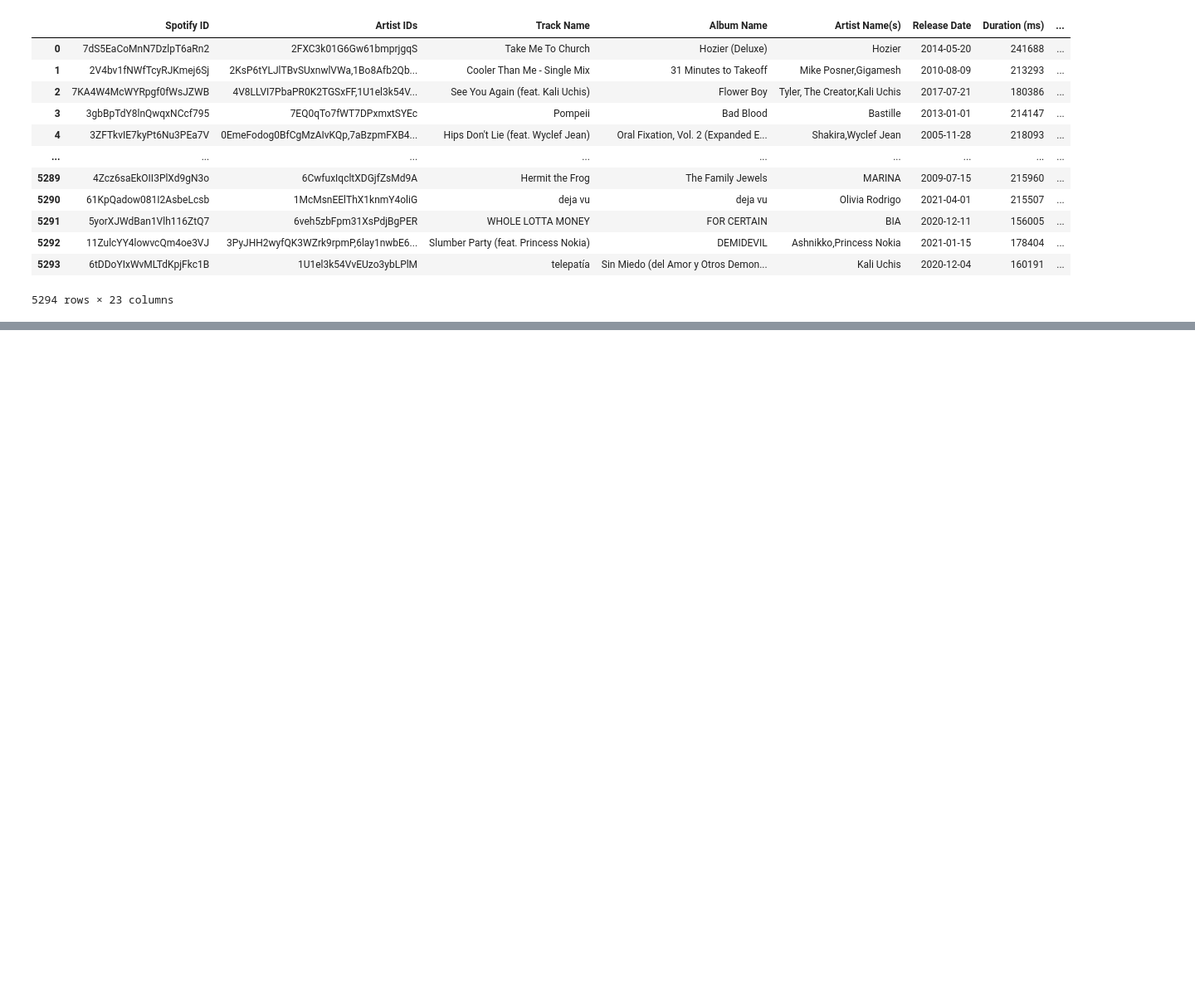
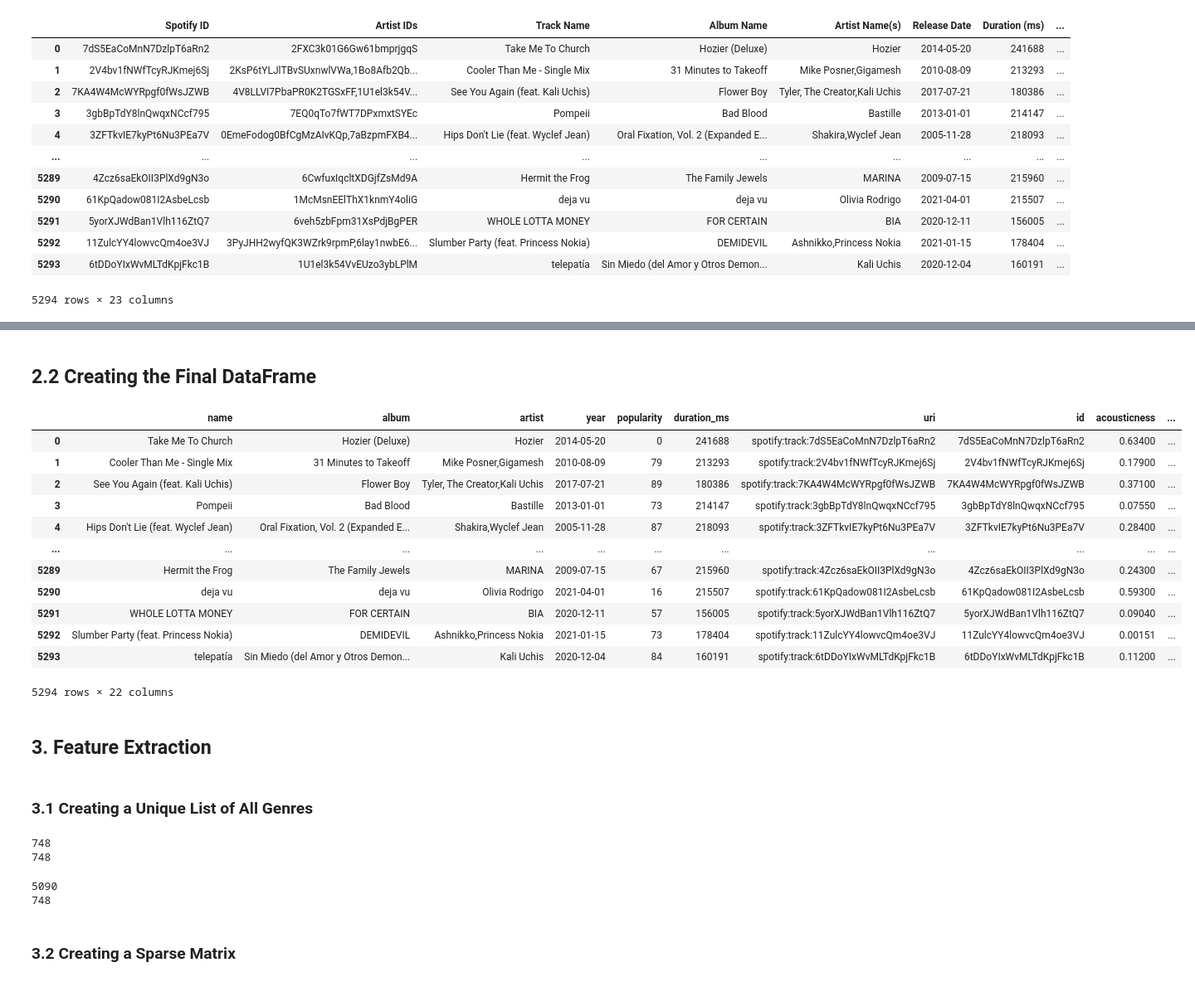
Before and after one commit to PranitMalhotra/Music-Recommendation-System, a Jupyter notebook: main.ipynb, the cells around one changed output, grey strips where cells are left out. Shown at 83% size. Drawn from its saved outputs; the diff is of its cells as text; code cells hidden in the pictures; blank space fills up the shorter version.

```diff
--- a/main.ipynb
+++ b/main.ipynb
@@ -65,0 +67,41 @@ data
+# %% [markdown]
+## 2.2 Creating the Final DataFrame
+# %%
+df['playlist'] = 'For Data Science'
+
+df['uri'] = 'spotify:track:' + df['Spotify ID']
+
+df = df[['Track Name', 'Album Name', 'Artist Name(s)', 'Release Date', 'Popularity', 'Duration (ms)', 'uri', 'Spotify ID', 'Acousticness', 'Danceability', 'Energy', 'Instrumentalness', 'Key', 'Liveness', 'Loudness', 'Mode', 'Speechiness', 'Tempo', 'Time Signature', 'Valence', 'Genres', 'playlist']]
+
+
+df.columns = ['name', 'album',
+             'artist', 'year',
+             'popularity', 'duration_ms',
+             'uri', 'id',
+             'acousticness', 'danceability',
+             'energy', 'instrumentalness',
+             'key', 'liveness',
+             'loudness', 'mode',
+             'speechiness', 'tempo',
+             'time_signature', 'valence',
+             'artist_genre', 'playlist']
+
+df
+# %% [output]
+|  | name | album | artist | year | popularity | duration_ms | uri | id | acousticness | ... |
+| 0 | Take Me To Church | Hozier (Deluxe) | Hozier | 2014-05-20 | 0 | 241688 | spotify:track:7dS5EaCoMnN7DzlpT6aRn2 | 7dS5EaCoMnN7DzlpT6aRn2 | 0.63400 | ... |
+| 1 | Cooler Than Me - Single Mix | 31 Minutes to Takeoff | Mike Posner,Gigamesh | 2010-08-09 | 79 | 213293 | spotify:track:2V4bv1fNWfTcyRJKmej6Sj | 2V4bv1fNWfTcyRJKmej6Sj | 0.17900 | ... |
+| 2 | See You Again (feat. Kali Uchis) | Flower Boy | Tyler, The Creator,Kali Uchis | 2017-07-21 | 89 | 180386 | spotify:track:7KA4W4McWYRpgf0fWsJZWB | 7KA4W4McWYRpgf0fWsJZWB | 0.37100 | ... |
+| 3 | Pompeii | Bad Blood | Bastille | 2013-01-01 | 73 | 214147 | spotify:track:3gbBpTdY8lnQwqxNCcf795 | 3gbBpTdY8lnQwqxNCcf795 | 0.07550 | ... |
+| 4 | Hips Don't Lie (feat. Wyclef Jean) | Oral Fixation, Vol. 2 (Expanded E... | Shakira,Wyclef Jean | 2005-11-28 | 87 | 218093 | spotify:track:3ZFTkvIE7kyPt6Nu3PEa7V | 3ZFTkvIE7kyPt6Nu3PEa7V | 0.28400 | ... |
+| ... | ... | ... | ... | ... | ... | ... | ... | ... | ... | ... |
+| 5289 | Hermit the Frog | The Family Jewels | MARINA | 2009-07-15 | 67 | 215960 | spotify:track:4Zcz6saEkOII3PlXd9gN3o | 4Zcz6saEkOII3PlXd9gN3o | 0.24300 | ... |
+| 5290 | deja vu | deja vu | Olivia Rodrigo | 2021-04-01 | 16 | 215507 | spotify:track:61KpQadow081I2AsbeLcsb | 61KpQadow081I2AsbeLcsb | 0.59300 | ... |
+| 5291 | WHOLE LOTTA MONEY | FOR CERTAIN | BIA | 2020-12-11 | 57 | 156005 | spotify:track:5yorXJWdBan1Vlh116ZtQ7 | 5yorXJWdBan1Vlh116ZtQ7 | 0.09040 | ... |
+| 5292 | Slumber Party (feat. Princess Nokia) | DEMIDEVIL | Ashnikko,Princess Nokia | 2021-01-15 | 73 | 178404 | spotify:track:11ZulcYY4lowvcQm4oe3VJ | 11ZulcYY4lowvcQm4oe3VJ | 0.00151 | ... |
+| 5293 | telepatía | Sin Miedo (del Amor y Otros Demon... | Kali Uchis | 2020-12-04 | 84 | 160191 | spotify:track:6tDDoYIxWvMLTdKpjFkc1B | 6tDDoYIxWvMLTdKpjFkc1B | 0.11200 | ... |
+5294 rows × 22 columns
+# %% [markdown]
+## 3. Feature Extraction
+# %% [markdown]
+### 3.1 Creating a Unique List of All Genres
@@ -65,0 +119,6 @@ data
+# %%
+print(len(all_genre_list))
+print(pd.Series(all_genre_list).nunique())
+# %% [output]
+748
+748
@@ -65,0 +141,8 @@ data
+# %%
+print(len(list_of_row))
+print(len(list_of_row[0]))
+# %% [output]
+5090
+748
+# %% [markdown]
+### 3.2 Creating a Sparse Matrix
```
Also changed, not shown: parts of 42 cells of this notebook, 1 other file.
